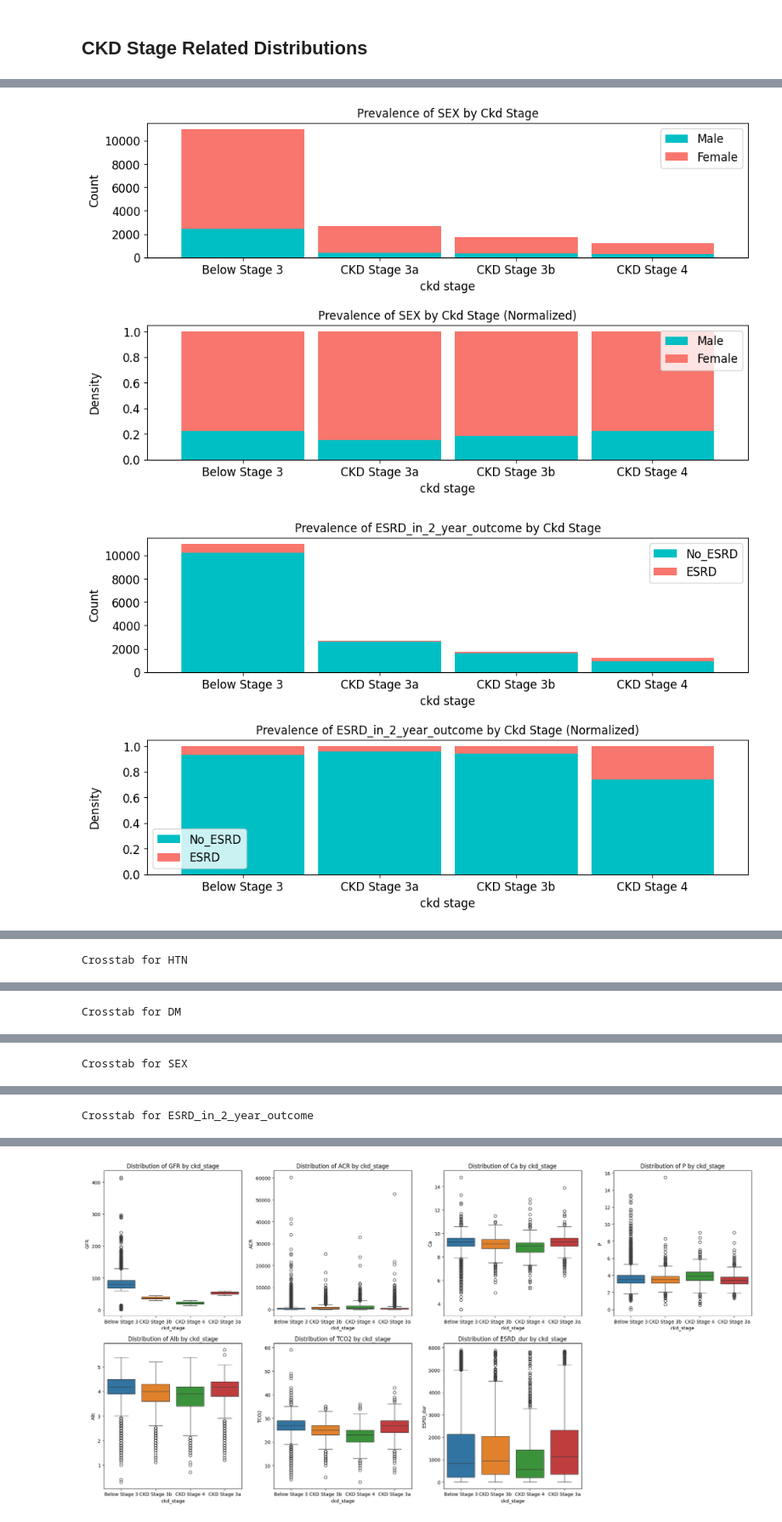
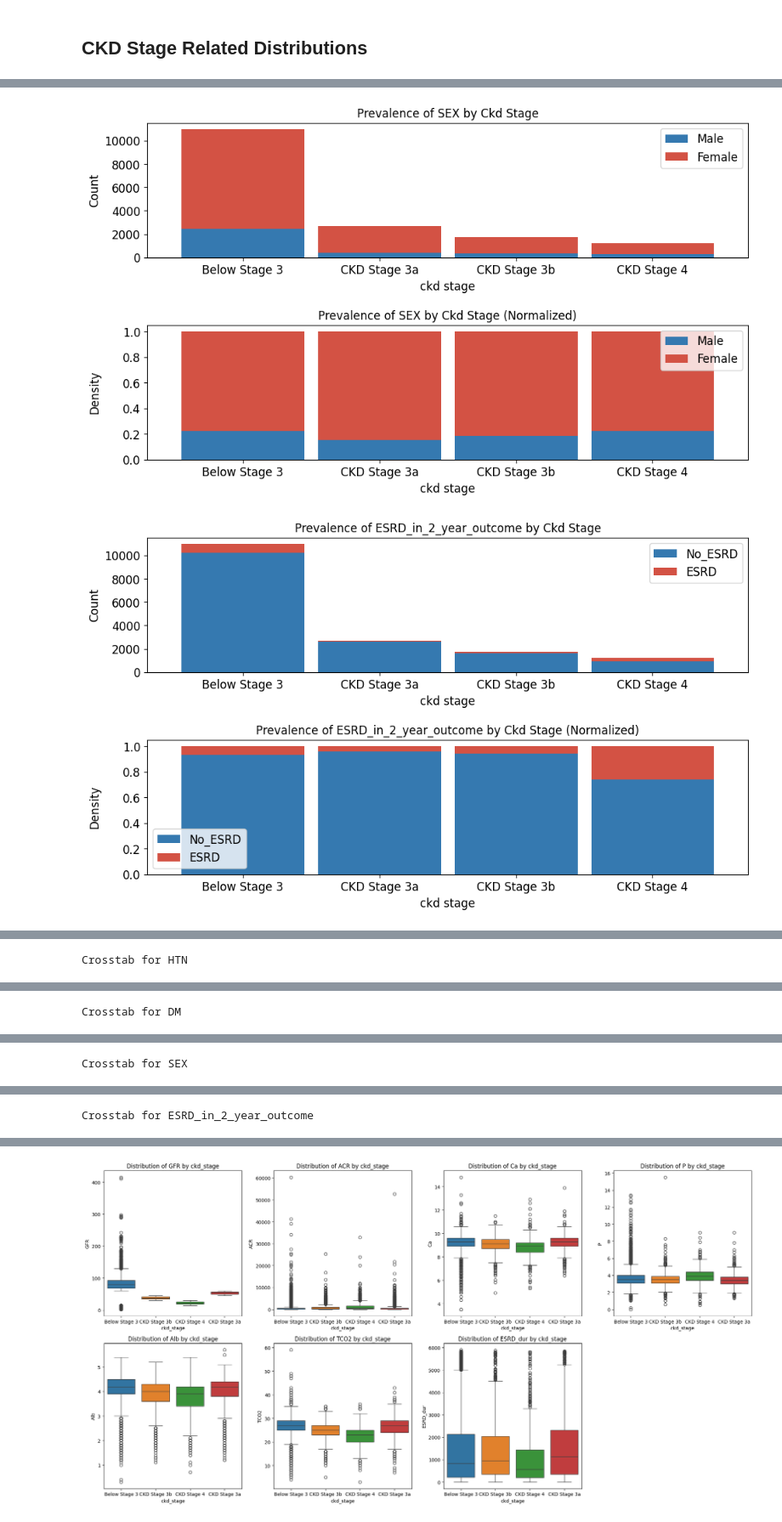
Before and after one commit to lshpaner/seoul_kfre, a Jupyter notebook: notebooks/data_exp_prep.ipynb, the cells around one changed output, grey strips where cells are left out. Shown at 85% size. Drawn from its saved outputs; the diff is of its cells as text; code cells hidden in the pictures.

```diff
--- a/notebooks/data_exp_prep.ipynb
+++ b/notebooks/data_exp_prep.ipynb
@@ -129,2 +138,0 @@ Create a new column called years that converts `ESRD_dur` to years.
-# %%
-df_eda["years"] = round(df_eda["ESRD_dur"] / 365.25)
@@ -133,6 +139,20 @@ Now we use the years column to classify the `ESRD_dur` column into 2 new columns
 # %%
-df_eda = calculate_outcome(df=df_eda, col="ESRD", years=2, prefix="ESRD_in")
-df_eda = calculate_outcome(df=df_eda, col="ESRD", years=5, prefix="ESRD_in")
+df_eda = calculate_outcome(
+    df=df_eda,
+    col="ESRD",
+    years=2,
+    duration_col="ESRD_dur",
+    prefix="ESRD_in",
+)
+
+
+df_eda = calculate_outcome(
+    df=df_eda,
+    col="ESRD",
+    years=5,
+    duration_col="ESRD_dur",
+    prefix="ESRD_in",
+)
 # %% [markdown]
 ### CKD Stages 3 & 4
 
@@ -485,7 +505,7 @@ crosstabs_dict = stacked_crosstab_plot(
     image_path_png=image_path_png,
     image_path_svg=image_path_svg,
     save_formats=["png", "svg"],
-    color=["#00BFC4", "#F8766D"],
+    color=["#3579B0", "#D35244"],
     output="both",  # Change this to "plots_only", "crosstabs_only", or "both"
     return_dict=True,  # Do not return the dictionary
 )
@@ -495,2 +515,2 @@ crosstabs_dict = stacked_crosstab_plot(
-[figure, old version]
+[figure, new version]
-[figure, old version]
+[figure, new version]
```
Also changed, not shown: parts of 11 cells of this notebook, 2 other files.
